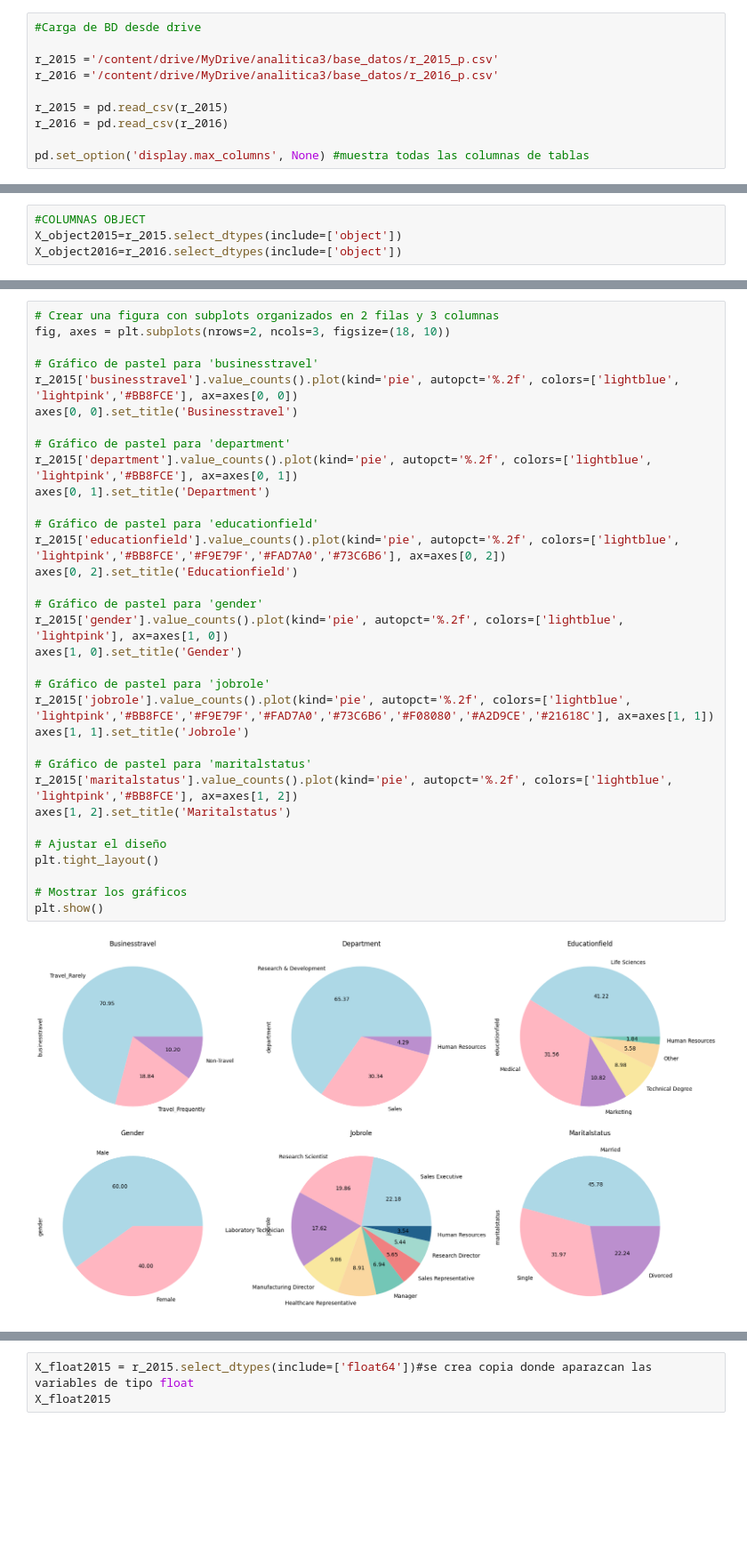
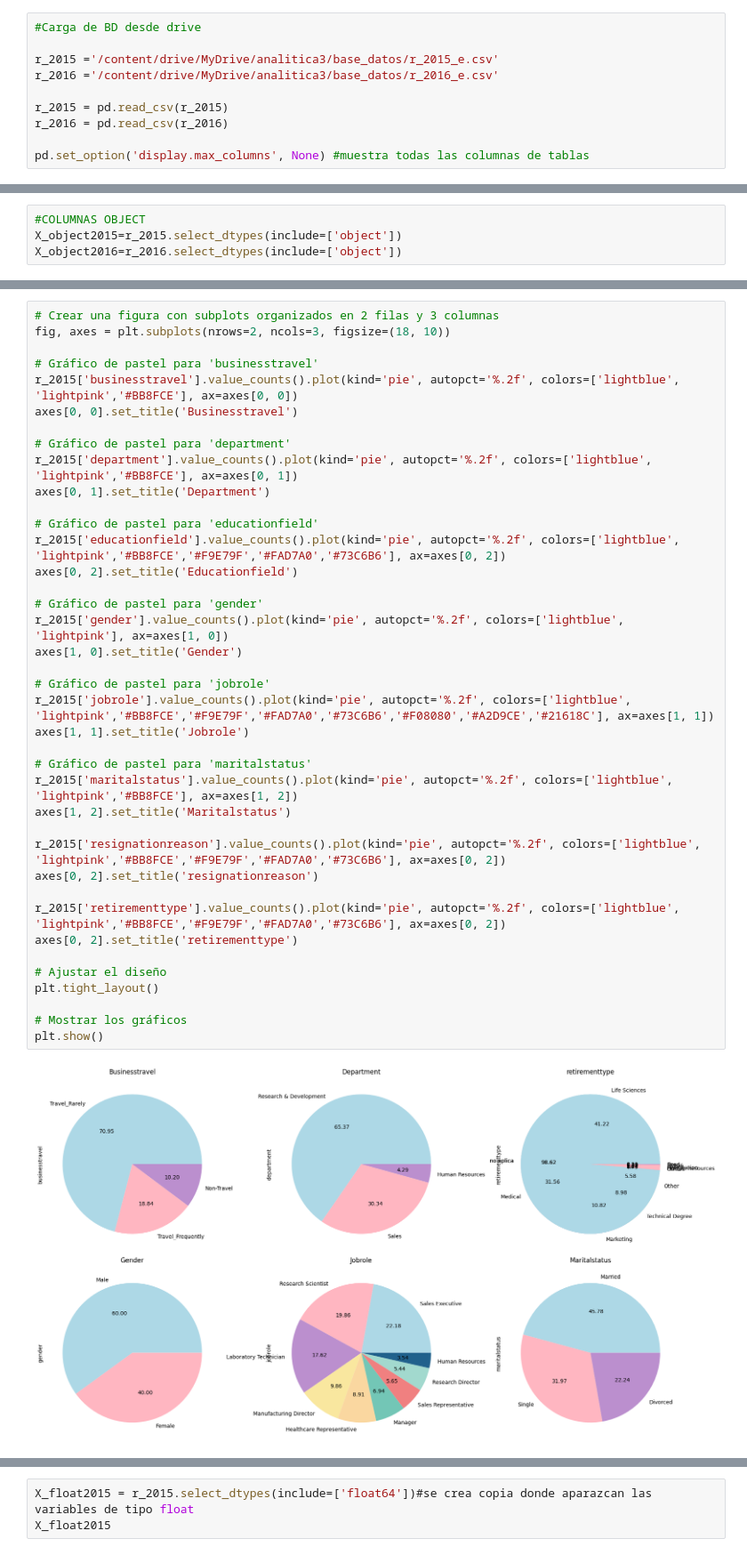
Before and after one commit to Astridgiraldo/RH, a Jupyter notebook: SEL_VAR.ipynb, the cells around one changed output, grey strips where cells are left out. Shown at 89% size. Cells and saved outputs as stored; diff of their text form; blank space fills up the shorter version.

```diff
--- a/SEL_VAR.ipynb
+++ b/SEL_VAR.ipynb
@@ -30,8 +30,8 @@ Drive already mounted at /content/drive; to attempt to forcibly remount, call dr
 # %%
 #Carga de BD desde drive
 
-r_2015 ='/content/drive/MyDrive/analitica3/base_datos/r_2015_p.csv'
-r_2016 ='/content/drive/MyDrive/analitica3/base_datos/r_2016_p.csv'
+r_2015 ='/content/drive/MyDrive/analitica3/base_datos/r_2015_e.csv'
+r_2016 ='/content/drive/MyDrive/analitica3/base_datos/r_2016_e.csv'
 
 r_2015 = pd.read_csv(r_2015)
 r_2016 = pd.read_csv(r_2016)
@@ -202,32 +239,38 @@ fig, axes = plt.subplots(nrows=2, ncols=3, figsize=(18, 10))
 # Gráfico de pastel para 'businesstravel'
 r_2015['businesstravel'].value_counts().plot(kind='pie', autopct='%.2f', colors=['lightblue', 'lightpink','#BB8FCE'], ax=axes[0, 0])
 axes[0, 0].set_title('Businesstravel')
 
 # Gráfico de pastel para 'department'
 r_2015['department'].value_counts().plot(kind='pie', autopct='%.2f', colors=['lightblue', 'lightpink','#BB8FCE'], ax=axes[0, 1])
 axes[0, 1].set_title('Department')
 
 # Gráfico de pastel para 'educationfield'
 r_2015['educationfield'].value_counts().plot(kind='pie', autopct='%.2f', colors=['lightblue', 'lightpink','#BB8FCE','#F9E79F','#FAD7A0','#73C6B6'], ax=axes[0, 2])
 axes[0, 2].set_title('Educationfield')
 
 # Gráfico de pastel para 'gender'
 r_2015['gender'].value_counts().plot(kind='pie', autopct='%.2f', colors=['lightblue', 'lightpink'], ax=axes[1, 0])
 axes[1, 0].set_title('Gender')
 
 # Gráfico de pastel para 'jobrole'
 r_2015['jobrole'].value_counts().plot(kind='pie', autopct='%.2f', colors=['lightblue', 'lightpink','#BB8FCE','#F9E79F','#FAD7A0','#73C6B6','#F08080','#A2D9CE','#21618C'], ax=axes[1, 1])
 axes[1, 1].set_title('Jobrole')
 
 # Gráfico de pastel para 'maritalstatus'
 r_2015['maritalstatus'].value_counts().plot(kind='pie', autopct='%.2f', colors=['lightblue', 'lightpink','#BB8FCE'], ax=axes[1, 2])
 axes[1, 2].set_title('Maritalstatus')
 
+r_2015['resignationreason'].value_counts().plot(kind='pie', autopct='%.2f', colors=['lightblue', 'lightpink','#BB8FCE','#F9E79F','#FAD7A0','#73C6B6'], ax=axes[0, 2])
+axes[0, 2].set_title('resignationreason')
+
+r_2015['retirementtype'].value_counts().plot(kind='pie', autopct='%.2f', colors=['lightblue', 'lightpink','#BB8FCE','#F9E79F','#FAD7A0','#73C6B6'], ax=axes[0, 2])
+axes[0, 2].set_title('retirementtype')
+
 # Ajustar el diseño
 plt.tight_layout()
 
 # Mostrar los gráficos
 plt.show()
 # %% [output]
-[figure, old version]
+[figure, new version]
 # %%
```
Also changed, not shown: parts of 15 cells of this notebook.
